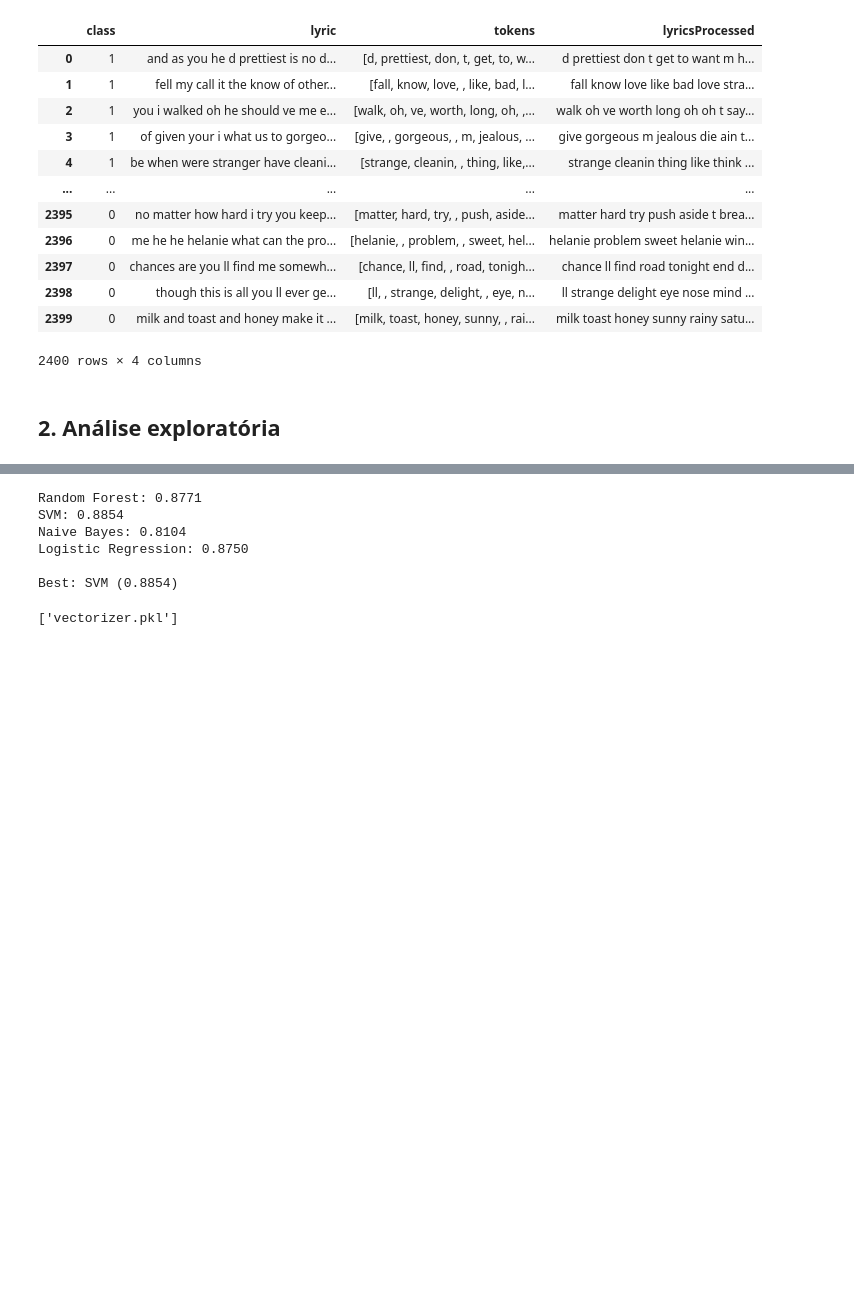
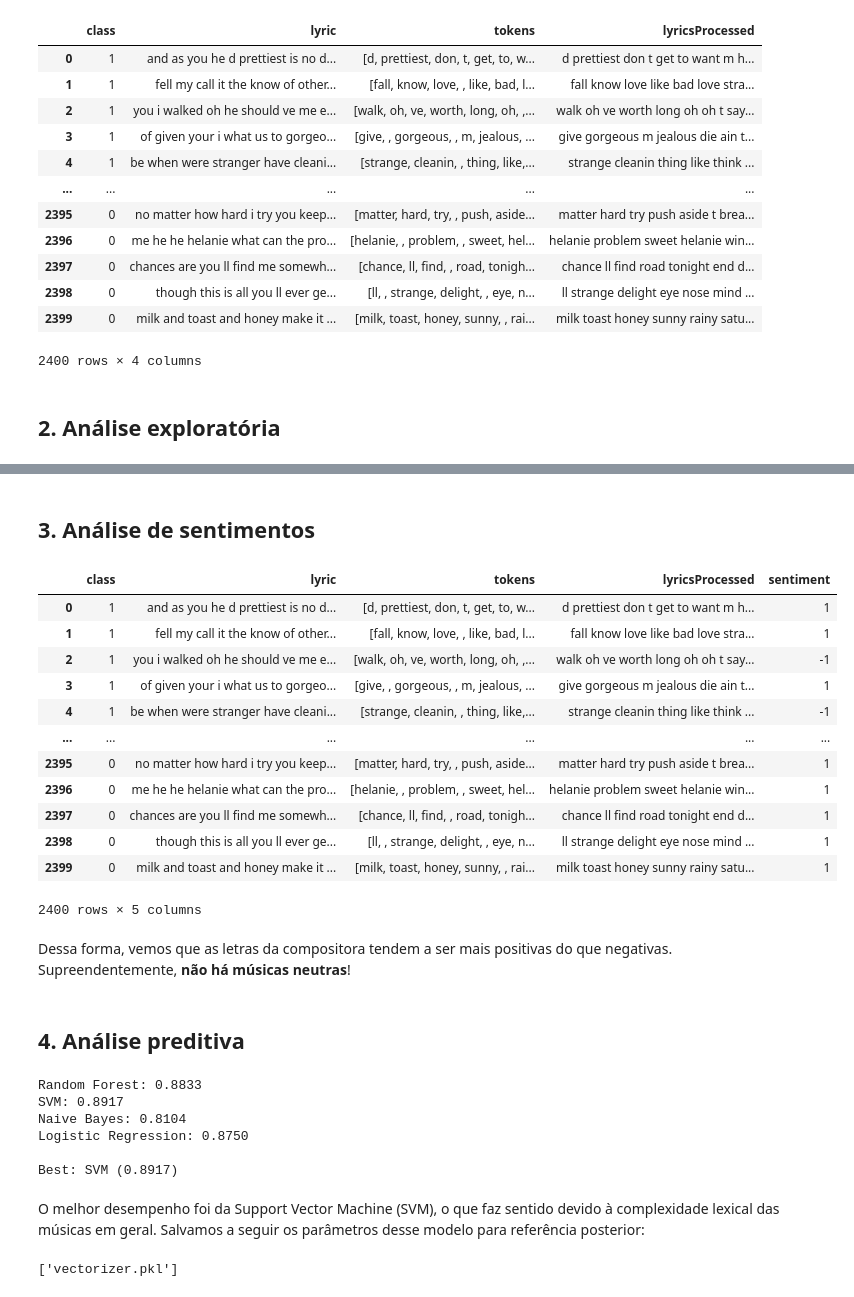
Before and after one commit to AlbertNewton254/analise-letras-taylor-swift, a Jupyter notebook: taylor_swift_lyrics.ipynb, the cells around one changed output, grey strips where cells are left out. Saved outputs shown, nothing was run; the diff lists cells and outputs as text; code cells hidden in the pictures; blank space fills up the shorter version.

Commit message:
feat: add sentiment analyzer to taylor_swift_lyrics.ipynb

```diff
--- a/taylor_swift_lyrics.ipynb
+++ b/taylor_swift_lyrics.ipynb
@@ -33,7 +35,7 @@ df
 # %%
 import re
 # %%
-word_regex = r'[^a-zA-Z]'
+word_regex = r'[^a-zA-Z0-9]'
 break_regex = r'[\r\n]'
 
 df['lyric'] = (
@@ -252,3 +252,5 @@ fig_spam.update_layout(
 
 fig_ham.show()
 fig_spam.show()
+# %% [markdown]
+## 3. Análise de sentimentos
@@ -254,0 +259,30 @@ fig_spam.show()
+# %%
+analyzer = SentimentIntensityAnalyzer()
+# %%
+def sentimentAnalyze(text):
+    analyzed = analyzer.polarity_scores(text)['compound']
+    if analyzed >= 0.05:
+        return 1
+    elif analyzed <= 0.05:
+        return -1
+    else:
+        return 0
+
+
+df['sentiment'] = df['lyricsProcessed'].apply(lambda x: sentimentAnalyze(x))
+# %%
+df
+# %% [output]
+|  | class | lyric | tokens | lyricsProcessed | sentiment |
+| 0 | 1 | and as you he d prettiest is no d... | [d, prettiest, don, t, get, to, w... | d prettiest don t get to want m h... | 1 |
+| 1 | 1 | fell my call it the know of other... | [fall, know, love, , like, bad, l... | fall know love like bad love stra... | 1 |
+| 2 | 1 | you i walked oh he should ve me e... | [walk, oh, ve, worth, long, oh, ,... | walk oh ve worth long oh oh t say... | -1 |
+| 3 | 1 | of given your i what us to gorgeo... | [give, , gorgeous, , m, jealous, ... | give gorgeous m jealous die ain t... | 1 |
+| 4 | 1 | be when were stranger have cleani... | [strange, cleanin, , thing, like,... | strange cleanin thing like think ... | -1 |
+| ... | ... | ... | ... | ... | ... |
+| 2395 | 0 | no matter how hard i try you keep... | [matter, hard, try, , push, aside... | matter hard try push aside t brea... | 1 |
+| 2396 | 0 | me he he helanie what can the pro... | [helanie, , problem, , sweet, hel... | helanie problem sweet helanie win... | 1 |
+| 2397 | 0 | chances are you ll find me somewh... | [chance, ll, find, , road, tonigh... | chance ll find road tonight end d... | 1 |
+| 2398 | 0 | though this is all you ll ever ge... | [ll, , strange, delight, , eye, n... | ll strange delight eye nose mind ... | 1 |
+| 2399 | 0 | milk and toast and honey make it ... | [milk, toast, honey, sunny, , rai... | milk toast honey sunny rainy satu... | 1 |
+2400 rows × 5 columns
@@ -255,3 +313,7 @@ fig_spam.show()
+# %% [markdown]
+Dessa forma, vemos que as letras da compositora tendem a ser mais positivas do que negativas. Supreendentemente, **não há músicas neutras**!
+# %% [markdown]
+## 4. Análise preditiva
 # %%
 from sklearn.model_selection import train_test_split
 from sklearn.metrics import accuracy_score, classification_report
@@ -286,12 +348,14 @@ for name, clf in classifiers.items():
 best_name = max(results, key=lambda x: results[x]['accuracy'])
 print(f"\nBest: {best_name} ({results[best_name]['accuracy']:.4f})")
 # %% [output]
-Random Forest: 0.8771
-SVM: 0.8854
+Random Forest: 0.8833
+SVM: 0.8917
 Naive Bayes: 0.8104
 Logistic Regression: 0.8750
 
-Best: SVM (0.8854)
+Best: SVM (0.8917)
+# %% [markdown]
+O melhor desempenho foi da Support Vector Machine (SVM), o que faz sentido devido à complexidade lexical das músicas em geral. Salvamos a seguir os parâmetros desse modelo para referência posterior:
 # %%
 import joblib
 
```
Also changed, not shown: parts of 9 cells of this notebook.
